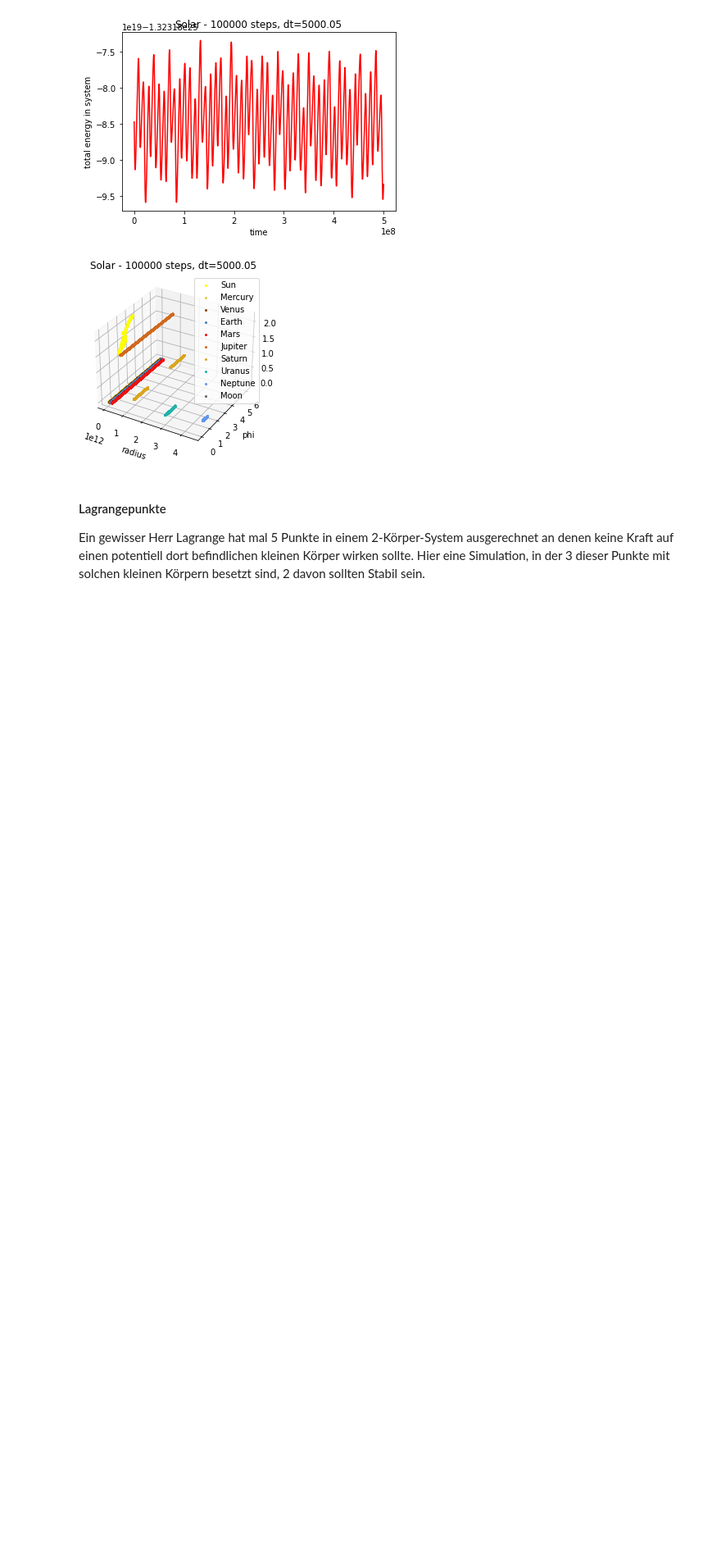
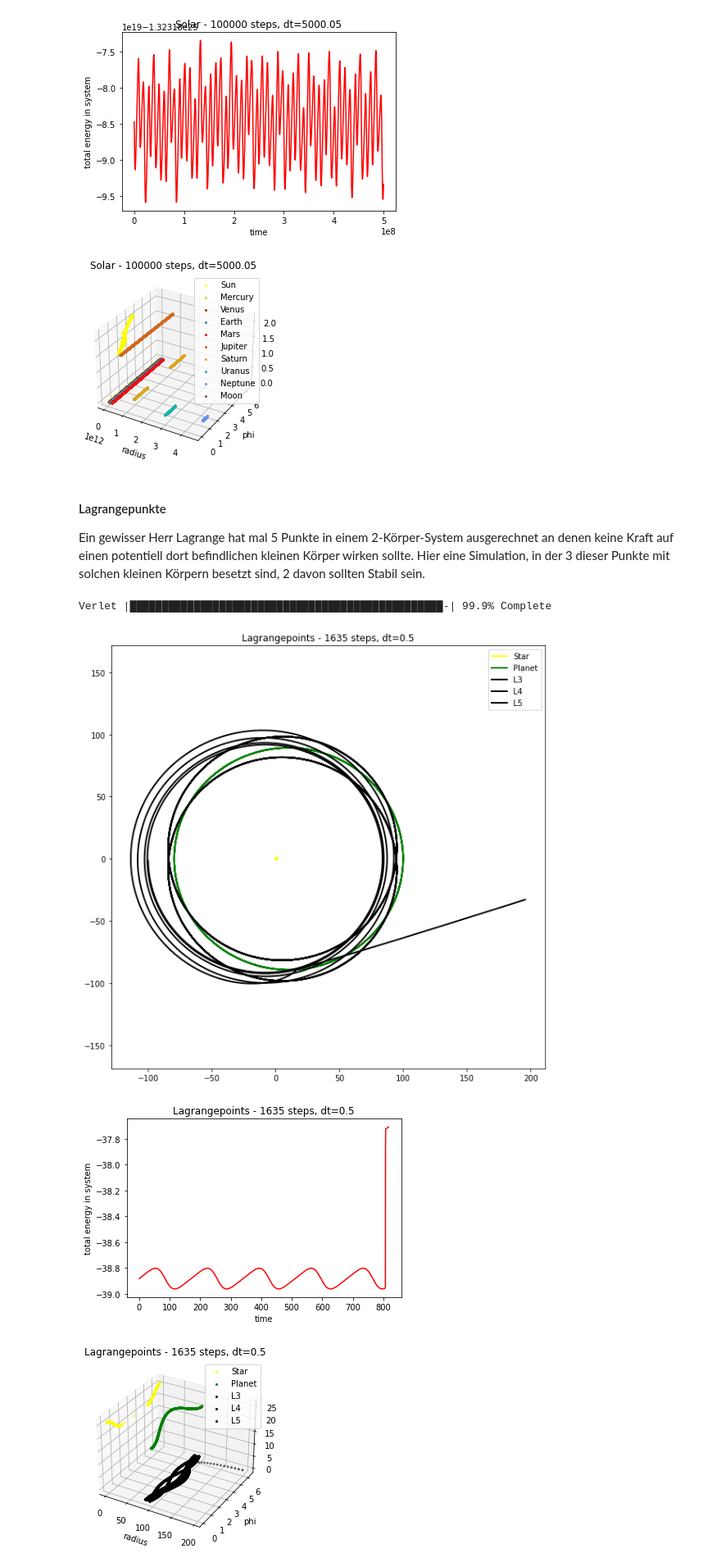
Before and after one commit to TimoWacke/solarsystem, a Jupyter notebook: summary.ipynb, the cells around one changed output. Shown at 82% size. Cells and saved outputs as stored; diff of their text form; code cells hidden in the pictures; blank space fills up the shorter version.

```diff
--- a/summary.ipynb
+++ b/summary.ipynb
@@ -753,11 +765,16 @@ Ein gewisser Herr Lagrange hat mal 5 Punkte in einem 2-Körper-System ausgerechn
 # %%
 p = ParticleFactory("Lagrangepoints")
 p.removeOffsetSpeed()
-s = Simulate(h=0.1, n=10000)
+s = Simulate(h=0.5, n=1635)
 a = Animate(p, s.verlet)
 
 a.pathPlot()
 a.energyPlot()
 a.phaseSpace(True) #True to show 3d, False to show 2d
 a.closePlot()
+# %% [output]
+Verlet |█████████████████████████████████████████████████-| 99.9% Complete
+[figure, added]
+[figure, added]
+[figure, added]
 # %% [markdown]
```
Also changed, not shown: parts of 10 cells of this notebook, 4 other files.
